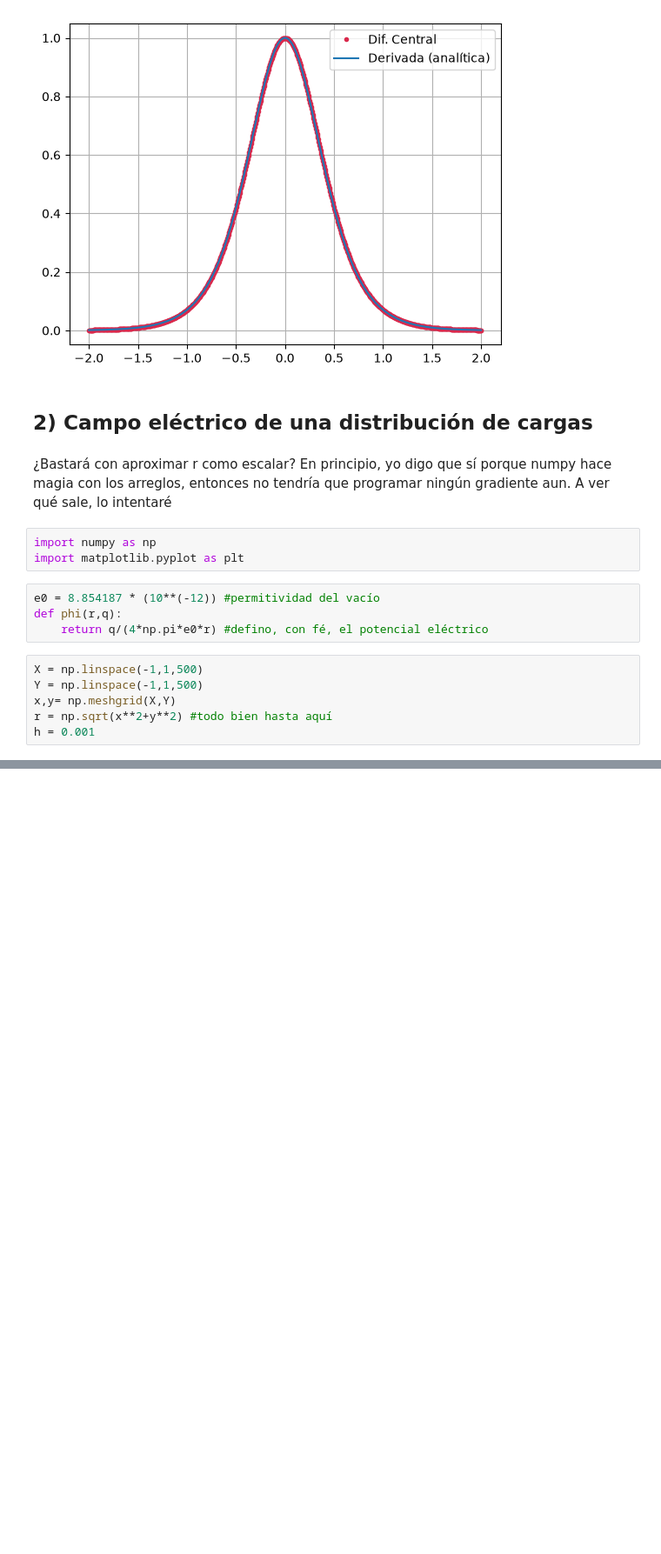
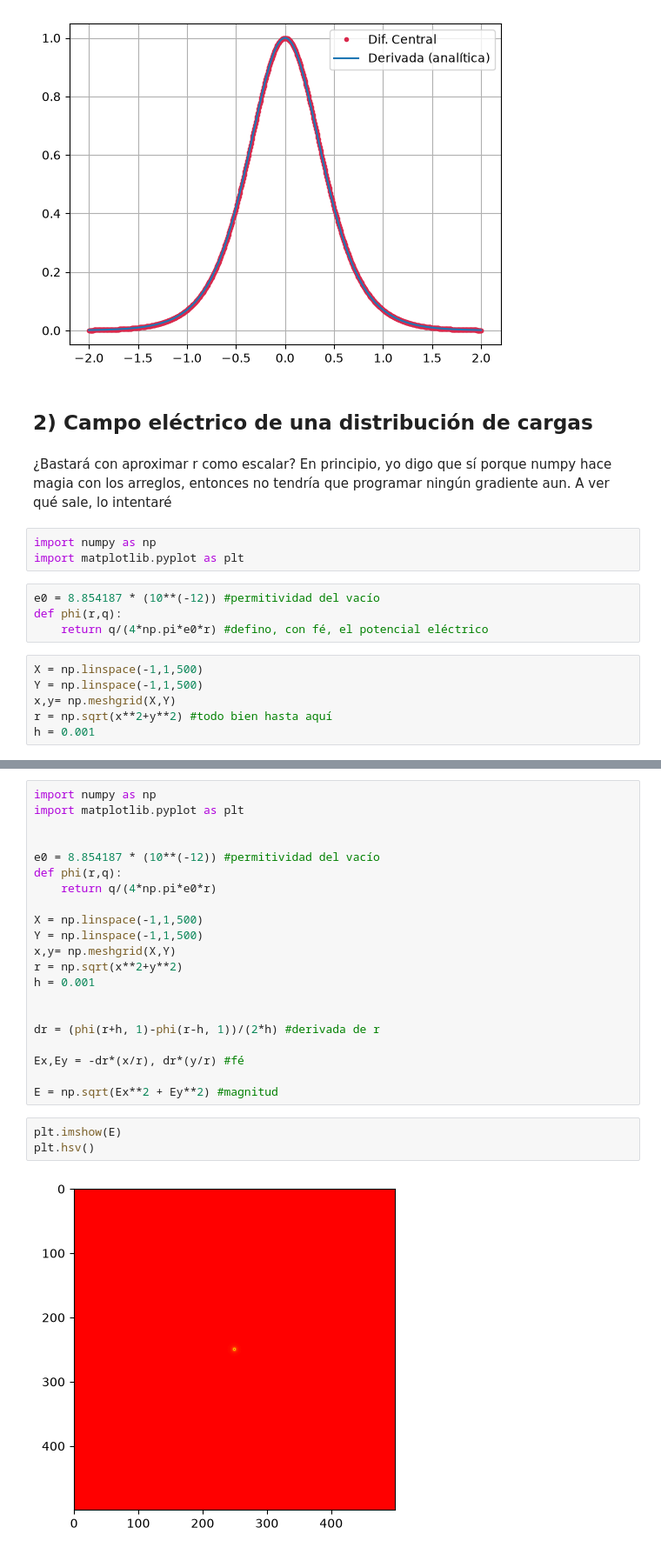
Before and after one commit to ds03wwwww/ayuda, a Jupyter notebook: Prácticas/TareaPráctica5.ipynb, the cells around one changed output, grey strips where cells are left out. Shown at 87% size. Drawn from its saved outputs; the diff is of its cells as text; blank space fills up the shorter version.

```diff
--- a/Prácticas/TareaPráctica5.ipynb
+++ b/Prácticas/TareaPráctica5.ipynb
@@ -50,0 +55,26 @@ plt.imshow(E)
+# %%
+import numpy as np
+import matplotlib.pyplot as plt
+
+
+e0 = 8.854187 * (10**(-12)) #permitividad del vacío
+def phi(r,q):
+    return q/(4*np.pi*e0*r)
+
+X = np.linspace(-1,1,500)
+Y = np.linspace(-1,1,500)
+x,y= np.meshgrid(X,Y)
+r = np.sqrt(x**2+y**2)
+h = 0.001
+
+
+dr = (phi(r+h, 1)-phi(r-h, 1))/(2*h) #derivada de r
+
+Ex,Ey = -dr*(x/r), dr*(y/r) #fé
+
+E = np.sqrt(Ex**2 + Ey**2) #magnitud
+# %%
+plt.imshow(E)
+plt.hsv()
+# %% [output]
+[figure, added]
```
Also changed, not shown: parts of 50 cells of this notebook, 5 other files.
